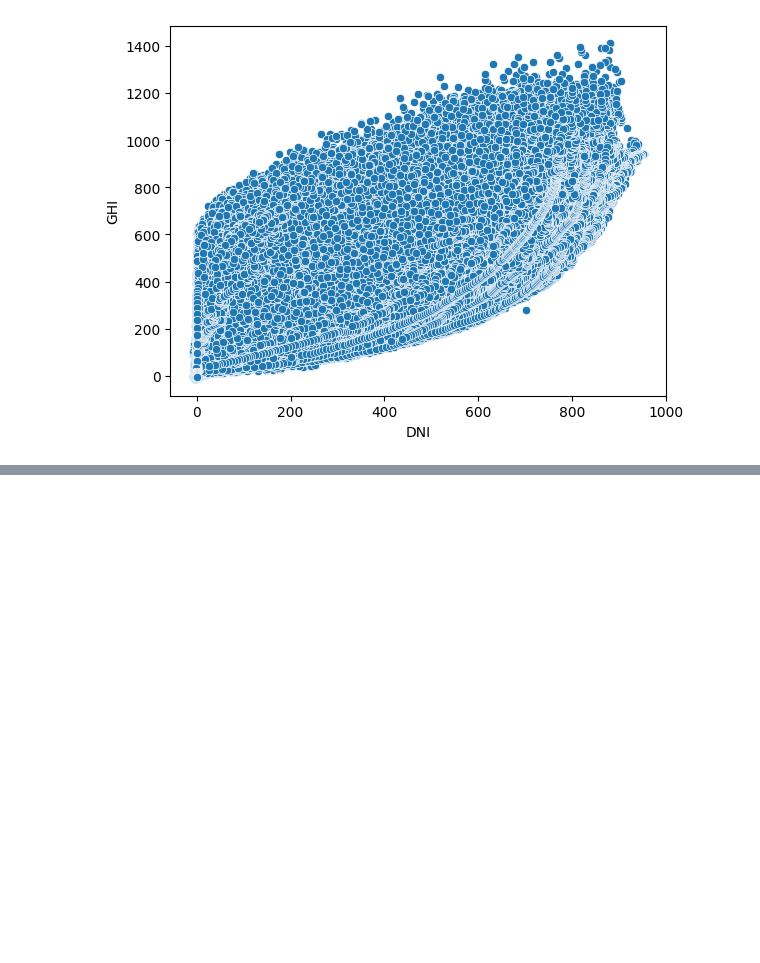
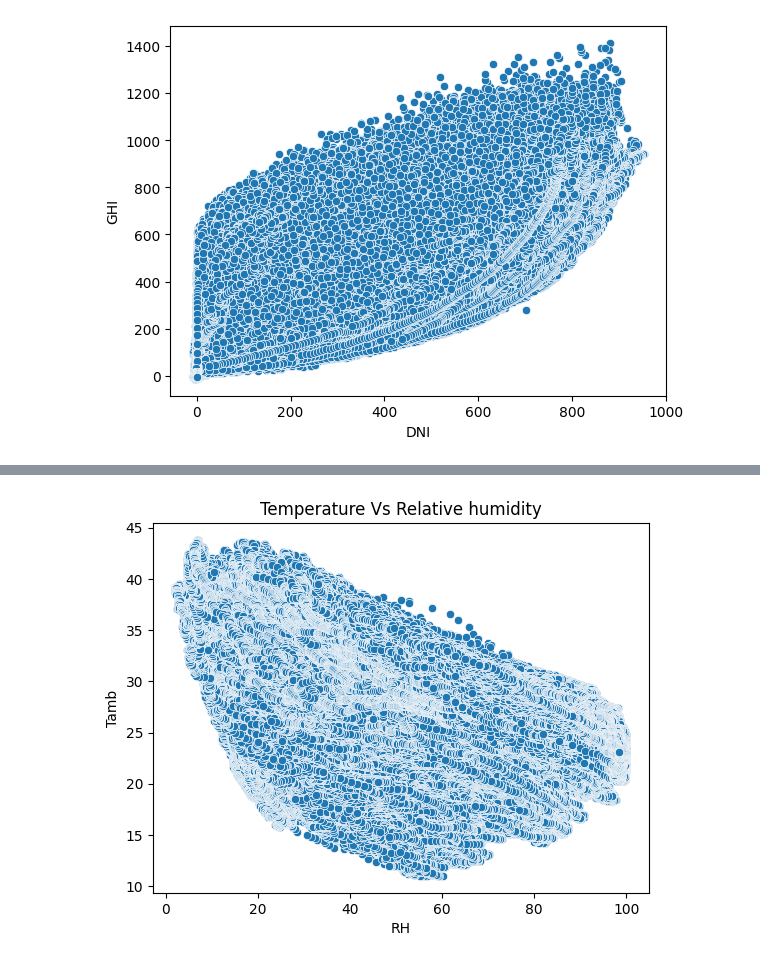
Before and after one commit to hermela-bekele/SolarRadiation, a Jupyter notebook: notebooks/EDA.ipynb, the cells around one changed output, grey strips where cells are left out. Saved outputs shown, nothing was run; the diff lists cells and outputs as text; code cells hidden in the pictures; blank space fills up the shorter version.

```diff
--- a/notebooks/EDA.ipynb
+++ b/notebooks/EDA.ipynb
@@ -161,0 +181,8 @@ sns.scatterplot(x='DNI', y='GHI', data=data)
+# %%
+# temperature vs relative humidity
+import seaborn as sns
+sns.scatterplot(data=data, x='RH', y='Tamb')
+plt.title('Temperature Vs Relative humidity')
+plt.show()
+# %% [output]
+[figure, added]
```
Also changed, not shown: parts of 7 cells of this notebook.
